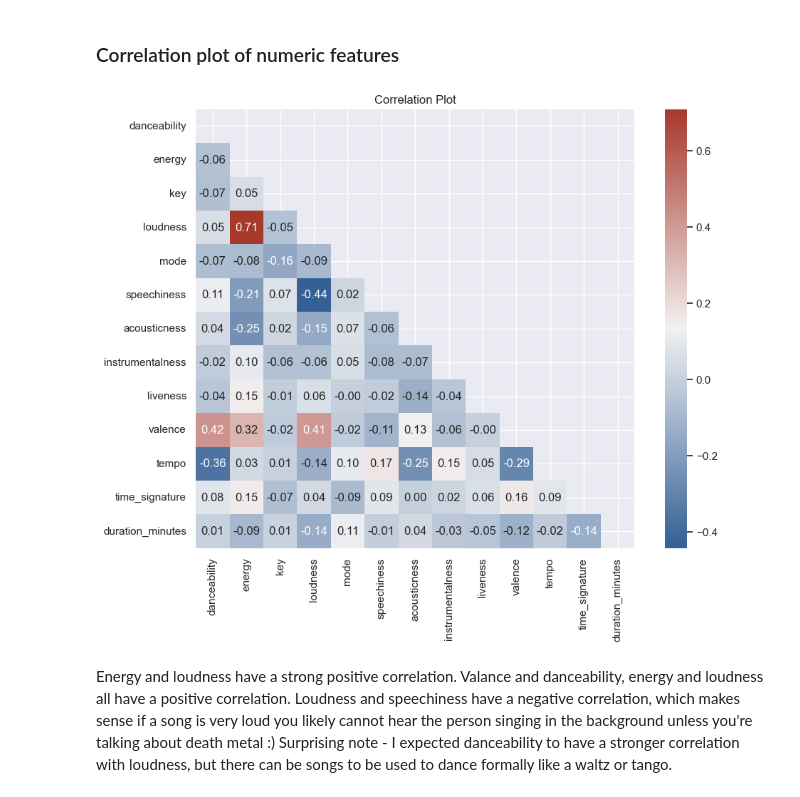
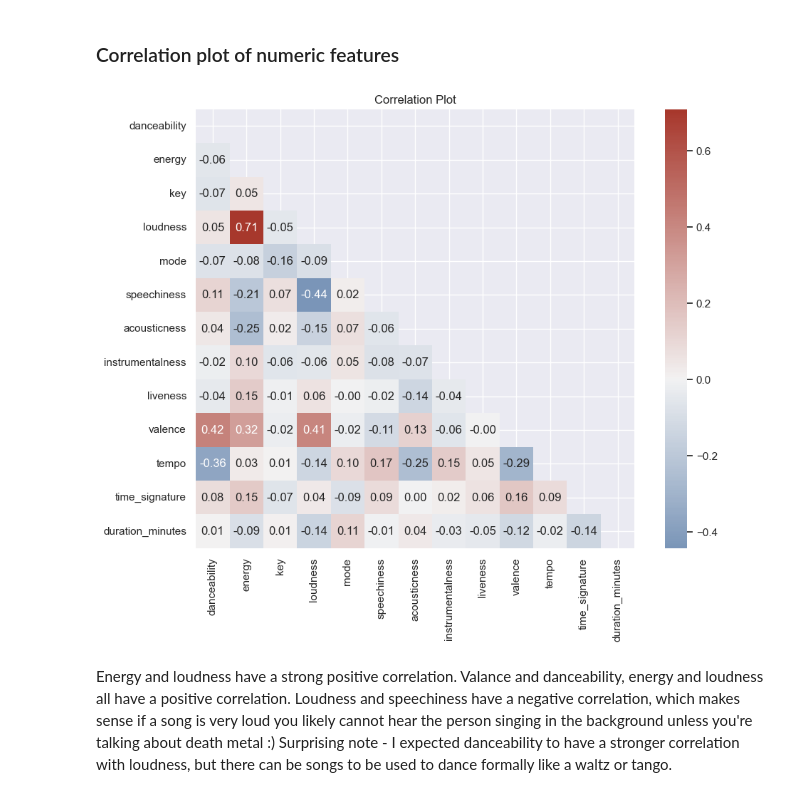
Before and after one commit to hypothetical-lemon/COMP4449-capstone, a Jupyter notebook: midterm/heather_lemon_midterm.ipynb, the cells around one changed output. Drawn from its saved outputs; the diff is of its cells as text; code cells hidden in the pictures.

Commit message:
fix heatmap color, update doc, slides

```diff
--- a/midterm/heather_lemon_midterm.ipynb
+++ b/midterm/heather_lemon_midterm.ipynb
@@ -439,12 +439,12 @@ ranking_spotify_1.Position.count()
 # %%
 # only show lower portion of plot
 sns.set(rc={'figure.figsize':(11,8)})
 matrix = features_df.select_dtypes(include=np.number).corr()
 mask = np.triu(np.ones_like(matrix, dtype=bool))
-cmap = sns.diverging_palette(250, 15, s=75, l=40, n=9, center="light", as_cmap=True)
-sns.heatmap(matrix, annot=True, mask=mask, square=True, fmt=".2f", cmap=cmap).set(title='Correlation Plot');
+cmap = sns.diverging_palette(250, 15, s=75, l=40, n=9, as_cmap=True)
+sns.heatmap(matrix, annot=True, mask=mask, square=True, fmt=".2f", center=0, cmap=cmap).set(title='Correlation Plot');
 # %% [output]
-[figure, old version]
+[figure, new version]
 # %% [markdown]
 Energy and loudness have a strong positive correlation.
 Valance and danceability, energy and loudness all have a positive correlation.
```
Also changed, not shown: 2 other files.
